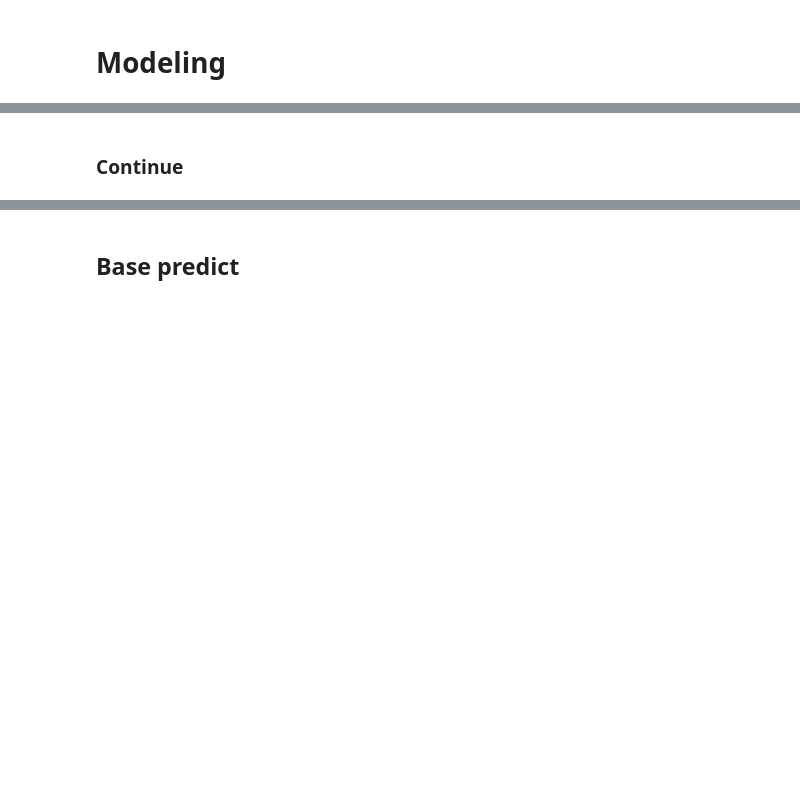
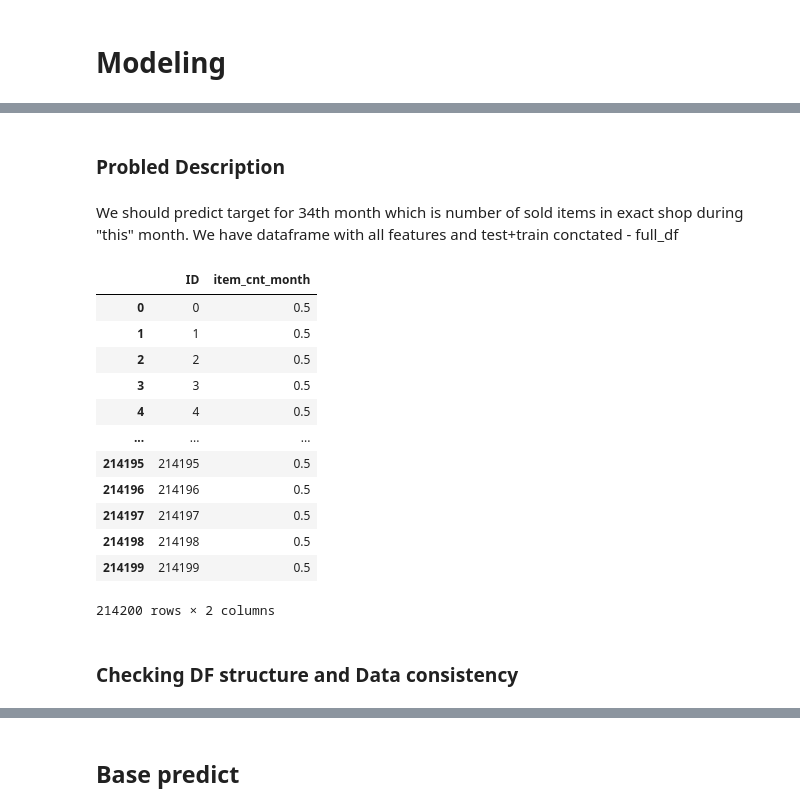
Before and after one commit to MarianSlassi/future_sales_prediction, a Jupyter notebook: notebooks/modeling.ipynb, the cells around one changed output, grey strips where cells are left out. Drawn from its saved outputs; the diff is of its cells as text; code cells hidden in the pictures; blank space fills up the shorter version.

```diff
--- a/notebooks/modeling.ipynb
+++ b/notebooks/modeling.ipynb
@@ -41,5 +62,3 @@ from src.config import Config
 config = Config()
 # %%
 full_df = pd.read_parquet(config.get('features'), engine='pyarrow')
-# %% [markdown]
-### Continue
@@ -46,2 +79,25 @@ full_df = pd.read_parquet(config.get('features'), engine='pyarrow')
+# %% [markdown]
+### Probled Description
+# %% [markdown]
+We should predict target for 34th month which is number of sold items in exact shop during "this" month. We have dataframe with all features and test+train conctated - full_df
+# %%
+some = pd.read_csv(config.get('submission'))
+some
+# %% [output]
+|  | ID | item_cnt_month |
+| 0 | 0 | 0.5 |
+| 1 | 1 | 0.5 |
+| 2 | 2 | 0.5 |
+| 3 | 3 | 0.5 |
+| 4 | 4 | 0.5 |
+| ... | ... | ... |
+| 214195 | 214195 | 0.5 |
+| 214196 | 214196 | 0.5 |
+| 214197 | 214197 | 0.5 |
+| 214198 | 214198 | 0.5 |
+| 214199 | 214199 | 0.5 |
+214200 rows × 2 columns
+# %% [markdown]
+### Checking DF structure and Data consistency
 # %%
 full_df.isna().sum().sum()
```
Also changed, not shown: parts of 183 cells of this notebook, 7 other files.
